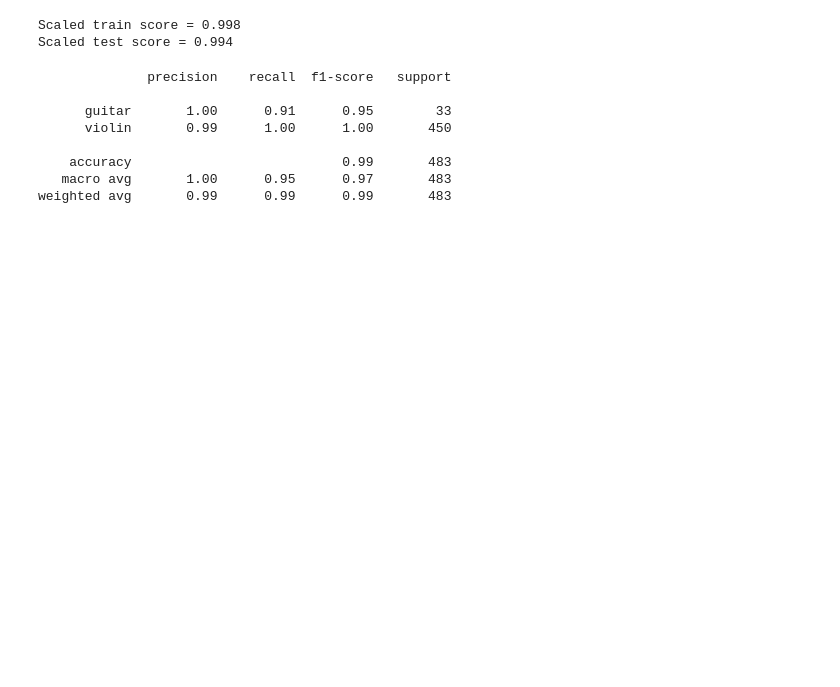
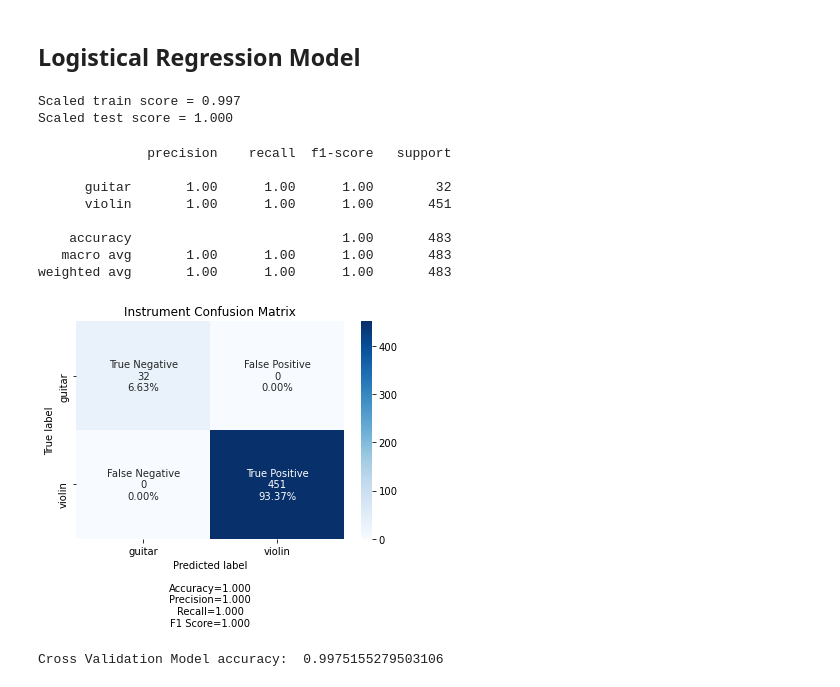
Before and after one commit to SyamMarcus/Dissertation-Project, a Jupyter notebook: Instrument_classifier.ipynb, the cells around one changed output. Saved outputs shown, nothing was run; the diff lists cells and outputs as text; code cells hidden in the pictures; blank space fills up the shorter version.

```diff
--- a/Instrument_classifier.ipynb
+++ b/Instrument_classifier.ipynb
@@ -57,46 +61,77 @@ for file in (files):
 #plt.colorbar(format="%+2.f dB")
 #plt.show()
 # %%
-# Split the X and Y data for training and testing
+# Split the X and Y data into training and testing sets
 from sklearn.model_selection import train_test_split
-X_train, X_test, y_train, y_test = train_test_split(X, Y, test_size=0.3,random_state=0)
+X_train, X_test, Y_train, Y_test = train_test_split(X, Y, test_size=0.3, random_state=1)
 # %%
-# Scaling the data
+# Data scaling
 from sklearn.preprocessing import StandardScaler
 sc = StandardScaler()
-X_train_scaled = sc.fit_transform(X_train)
-X_test_scaled = sc.fit_transform(X_test)
+scaled_X_Train = sc.fit_transform(X_train)
+scaled_X_Test = sc.fit_transform(X_test)
+# %% [markdown]
+## Logistical Regression Model
 # %%
 # Apply the Logistical regression learning model and train it
 from sklearn.linear_model import LogisticRegression
 model = LogisticRegression()
-model.fit(X_train_scaled,y_train)  # Train the model using our training data
+model.fit(scaled_X_Train, Y_train)  # Train the model using the training data
 
-# Get predictions
-y_train_pred = model.predict(X_train_scaled)
-y_test_pred = model.predict(X_test_scaled)
+# Get model predictions
+pred_Y_train = model.predict(scaled_X_Train)
+pred_Y_test = model.predict(scaled_X_Test)
 
 # Evaluate the model
-scaledTrainScore="Scaled train score = {:0.3f}".format(model.score(X_train_scaled, y_train))
-scaledTestScore="Scaled test score = {:0.3f}".format(model.score(X_test_scaled, y_test))
+scaledTrainScore="Scaled train score = {:0.3f}".format(model.score(scaled_X_Train, Y_train))
+scaledTestScore="Scaled test score = {:0.3f}".format(model.score(scaled_X_Test, Y_test))
 # %%
-# Model accuracy after scaling
+# Basic model accuracy
 print(scaledTrainScore)
 print(scaledTestScore)
 # %% [output]
-Scaled train score = 0.998
-Scaled test score = 0.994
+Scaled train score = 0.997
+Scaled test score = 1.000
 # %%
 # Evaluate the model using default classification report
 from sklearn.metrics import classification_report
 target_names = ['guitar','violin']
-print(classification_report(y_test,y_test_pred, target_names=target_names))
+print(classification_report(Y_test, pred_Y_test, target_names=target_names))
 # %% [output]
               precision    recall  f1-score   support
 
-      guitar       1.00      0.91      0.95        33
-      violin       0.99      1.00      1.00       450
+      guitar       1.00      1.00      1.00        32
+      violin       1.00      1.00      1.00       451
 
-    accuracy                           0.99       483
-   macro avg       1.00      0.95      0.97       483
-weighted avg       0.99      0.99      0.99       483
+    accuracy                           1.00       483
+   macro avg       1.00      1.00      1.00       483
+weighted avg       1.00      1.00      1.00       483
+# %%
+# Plot Confusion Matrix
+from cf_matrix import make_confusion_matrix  # Import library
+from sklearn.metrics import confusion_matrix
+cfm = confusion_matrix(Y_test, pred_Y_test)
+cfm_labels = ['True Negative','False Positive','False Negative','True Positive']  # set cfm labels
+categories = ['guitar','violin'] # Set group names based on Y data labels
+make_confusion_matrix(cfm,  # Format confusion matrix using custom library
+                      title='Instrument Confusion Matrix',
+                      group_names=cfm_labels,
+                      categories=categories,
+                      sum_stats=True,
+                      percent=True)
+# %% [output]
+[figure, added]
+# %%
+# Use of Cross validation with a new model
+
+X_scaled = sc.fit_transform(X)  # scale all the X data
+from  sklearn.model_selection import cross_val_score  # Import cross validation methods
+
+# Create the second Logistic regression model
+crossValModel = LogisticRegression()
+
+# Use cross_val_score to calculate the accuracy of the model using cross validation
+crossValScore = cross_val_score(crossValModel, X_scaled, Y, cv = 10, scoring='accuracy')
+print("Cross Validation Model accuracy: ",crossValScore.mean()) # print mean average of the 10 partitianed scores
+# %% [output]
+Cross Validation Model accuracy:  0.9975155279503106
```
Also changed, not shown: parts of 4 cells of this notebook, 1 other file.
